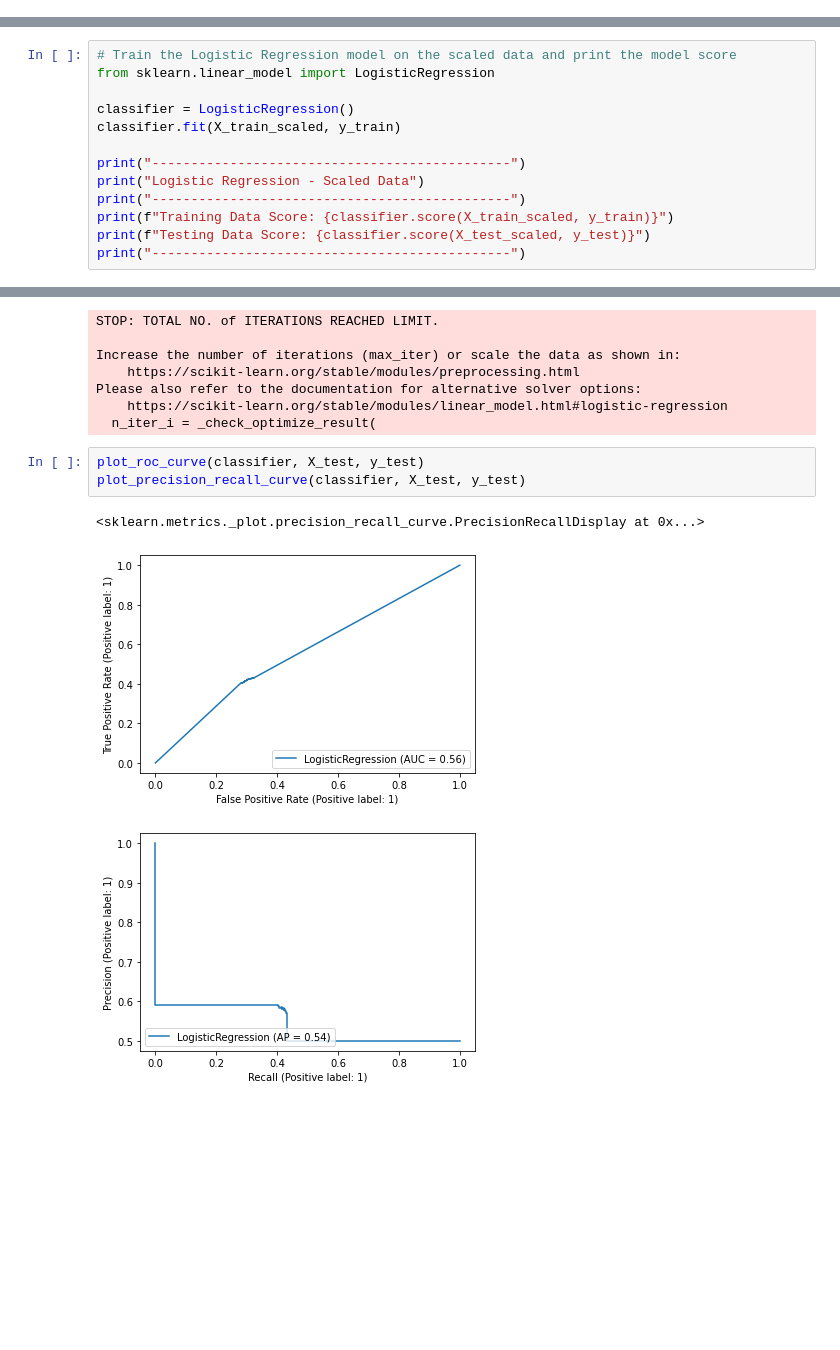
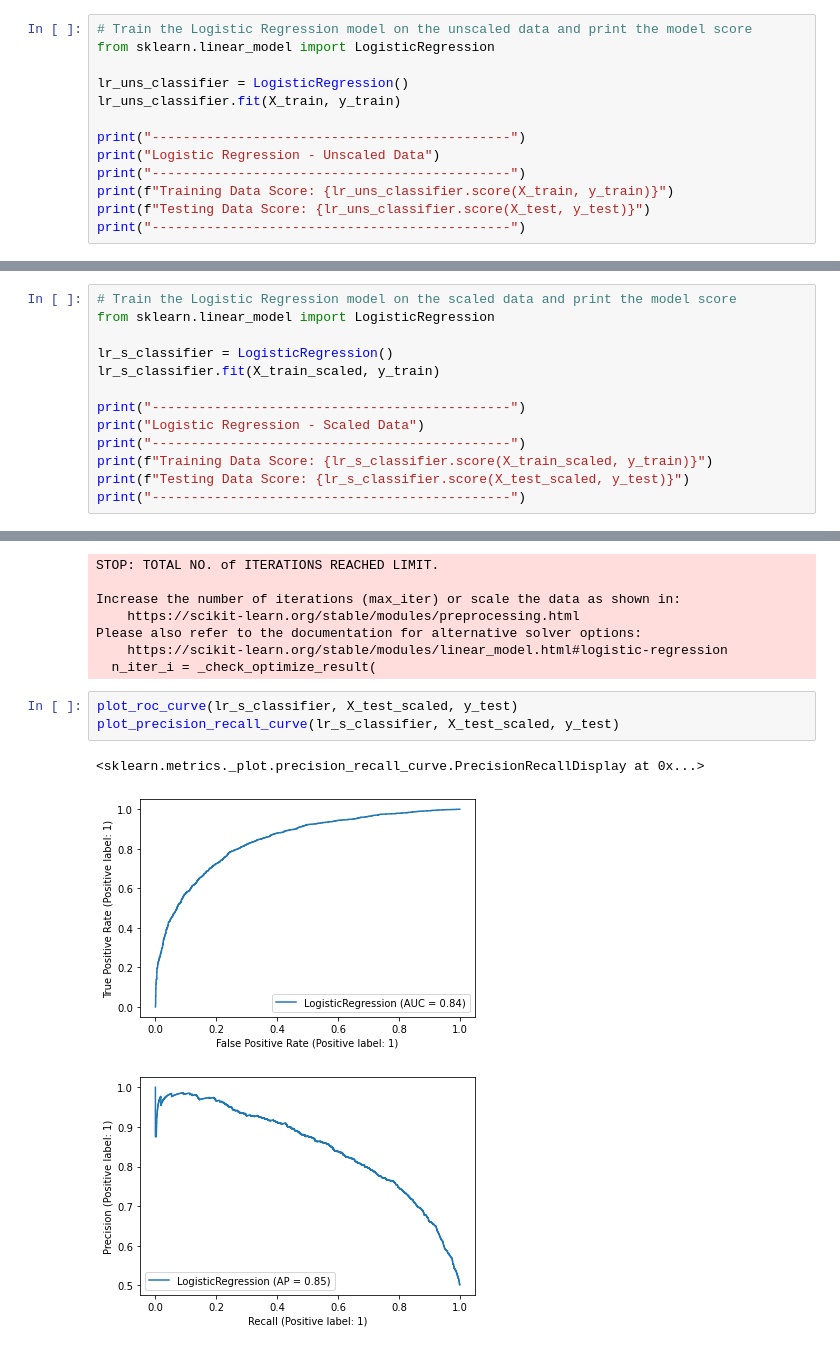
Before and after one commit to skesamsetty/Supervised-Machine-Learning-Challenge, a Jupyter notebook: Code/Credit Risk Evaluator.ipynb, the cells around one changed output, grey strips where cells are left out. Cells and saved outputs as stored; diff of their text form; blank space fills up the shorter version.

Commit message:
Addition of plots for ROC

```diff
--- a/Code/Credit Risk Evaluator.ipynb
+++ b/Code/Credit Risk Evaluator.ipynb
@@ -326,0 +254,13 @@ weighted avg       0.61      0.59      0.57      4702
+# %%
+# Train the Logistic Regression model on the unscaled data and print the model score
+from sklearn.linear_model import LogisticRegression
+
+lr_uns_classifier = LogisticRegression()
+lr_uns_classifier.fit(X_train, y_train)
+
+print("----------------------------------------------")
+print("Logistic Regression - Unscaled Data")
+print("----------------------------------------------")
+print(f"Training Data Score: {lr_uns_classifier.score(X_train, y_train)}")
+print(f"Testing Data Score: {lr_uns_classifier.score(X_test, y_test)}")
+print("----------------------------------------------")
@@ -335,14 +414,14 @@ X_test_scaled = scaler.transform(X_test)
 # Train the Logistic Regression model on the scaled data and print the model score
 from sklearn.linear_model import LogisticRegression
 
-classifier = LogisticRegression()
-classifier.fit(X_train_scaled, y_train)
+lr_s_classifier = LogisticRegression()
+lr_s_classifier.fit(X_train_scaled, y_train)
 
 print("----------------------------------------------")
 print("Logistic Regression - Scaled Data")
 print("----------------------------------------------")
-print(f"Training Data Score: {classifier.score(X_train_scaled, y_train)}")
-print(f"Testing Data Score: {classifier.score(X_test_scaled, y_test)}")
+print(f"Training Data Score: {lr_s_classifier.score(X_train_scaled, y_train)}")
+print(f"Testing Data Score: {lr_s_classifier.score(X_test_scaled, y_test)}")
 print("----------------------------------------------")
 # %% [output]
 ----------------------------------------------
@@ -359,12 +438,12 @@ Please also refer to the documentation for alternative solver options:
     https://scikit-learn.org/stable/modules/linear_model.html#logistic-regression
   n_iter_i = _check_optimize_result(
 # %%
-plot_roc_curve(classifier, X_test, y_test)
-plot_precision_recall_curve(classifier, X_test, y_test)
+plot_roc_curve(lr_s_classifier, X_test_scaled, y_test)
+plot_precision_recall_curve(lr_s_classifier, X_test_scaled, y_test)
 # %% [output]
 <sklearn.metrics._plot.precision_recall_curve.PrecisionRecallDisplay at 0x...>
-[figure, old version]
+[figure, new version]
-[figure, old version]
+[figure, new version]
 # %%
 # Train a Random Forest Classifier model on the scaled data and print the model score
 from sklearn.ensemble import RandomForestClassifier
```
Also changed, not shown: parts of 50 cells of this notebook.
